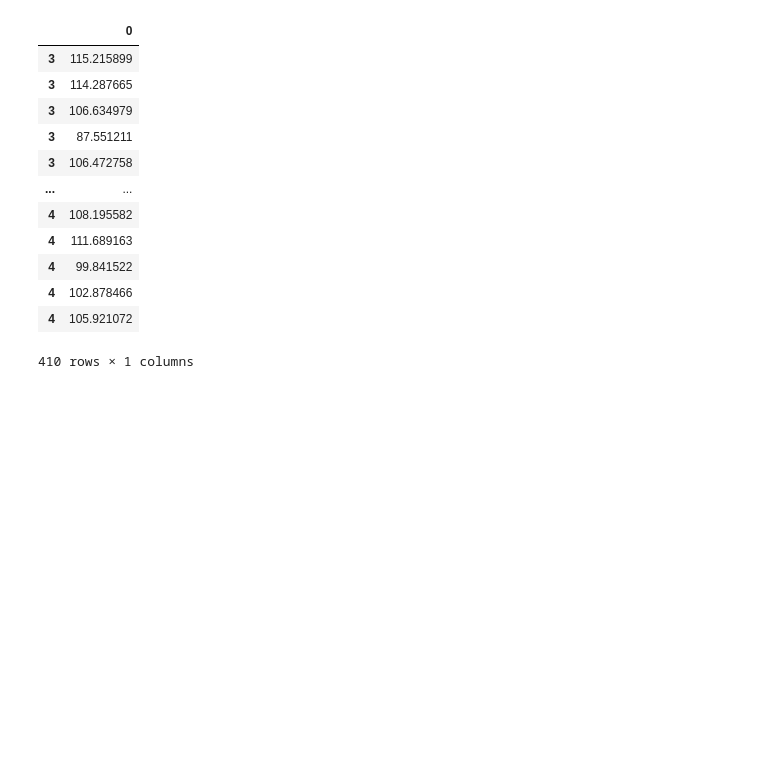
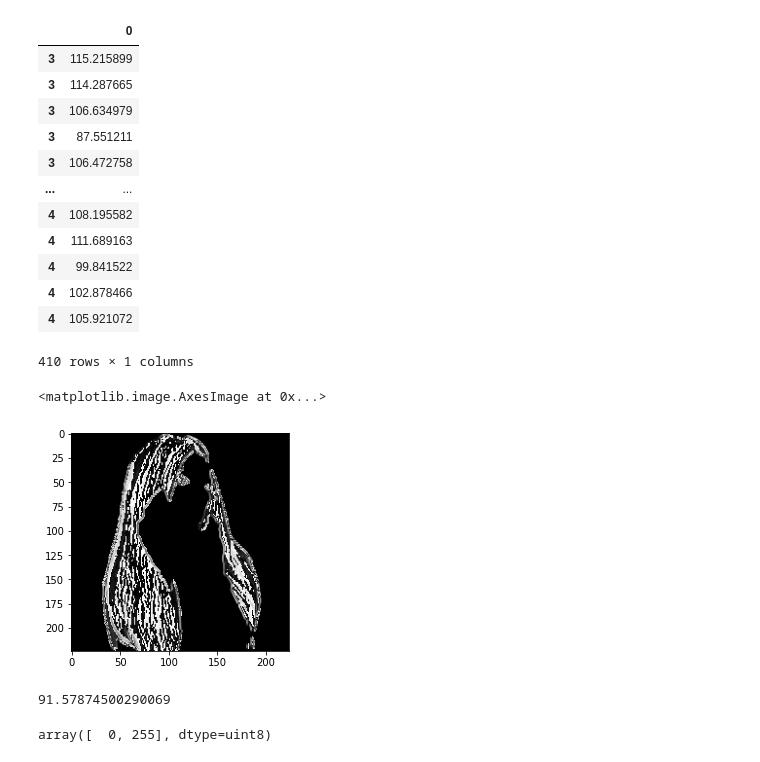
Before and after one commit to Aymeric-B/elle_ebene, a Jupyter notebook: notebooks/aymeric/Hair segmentation, wavelet and numpy model.ipynb, the cells around one changed output. Drawn from its saved outputs; the diff is of its cells as text; code cells hidden in the pictures; blank space fills up the shorter version.

```diff
--- a/notebooks/aymeric/Hair segmentation, wavelet and numpy model.ipynb
+++ b/notebooks/aymeric/Hair segmentation, wavelet and numpy model.ipynb
@@ -540,3 +533,20 @@ df
 | 4 | 102.878466 |
 | 4 | 105.921072 |
 410 rows × 1 columns
+# %%
+straight_g = converted_straight_image.dot([0.2989, 0.5870, 0.1140])
+# %%
+straight_edges = prewitt(straight_g).astype("uint8")
+# %%
+plt.imshow(straight_edges, cmap = "gray")
+# %% [output]
+<matplotlib.image.AxesImage at 0x...>
+[figure, added]
+# %%
+mask_str = (filter(straight_edges,3) !=0)
+
+filtered_str = straight_g[mask_str]
+
+filtered_str.mean()
+# %% [output]
+91.57874500290069
@@ -542,0 +556,4 @@ df
+# %%
+np.unique(edges)
+# %% [output]
+array([  0, 255], dtype=uint8)
```
Also changed, not shown: parts of 17 cells of this notebook, 3 other files.
